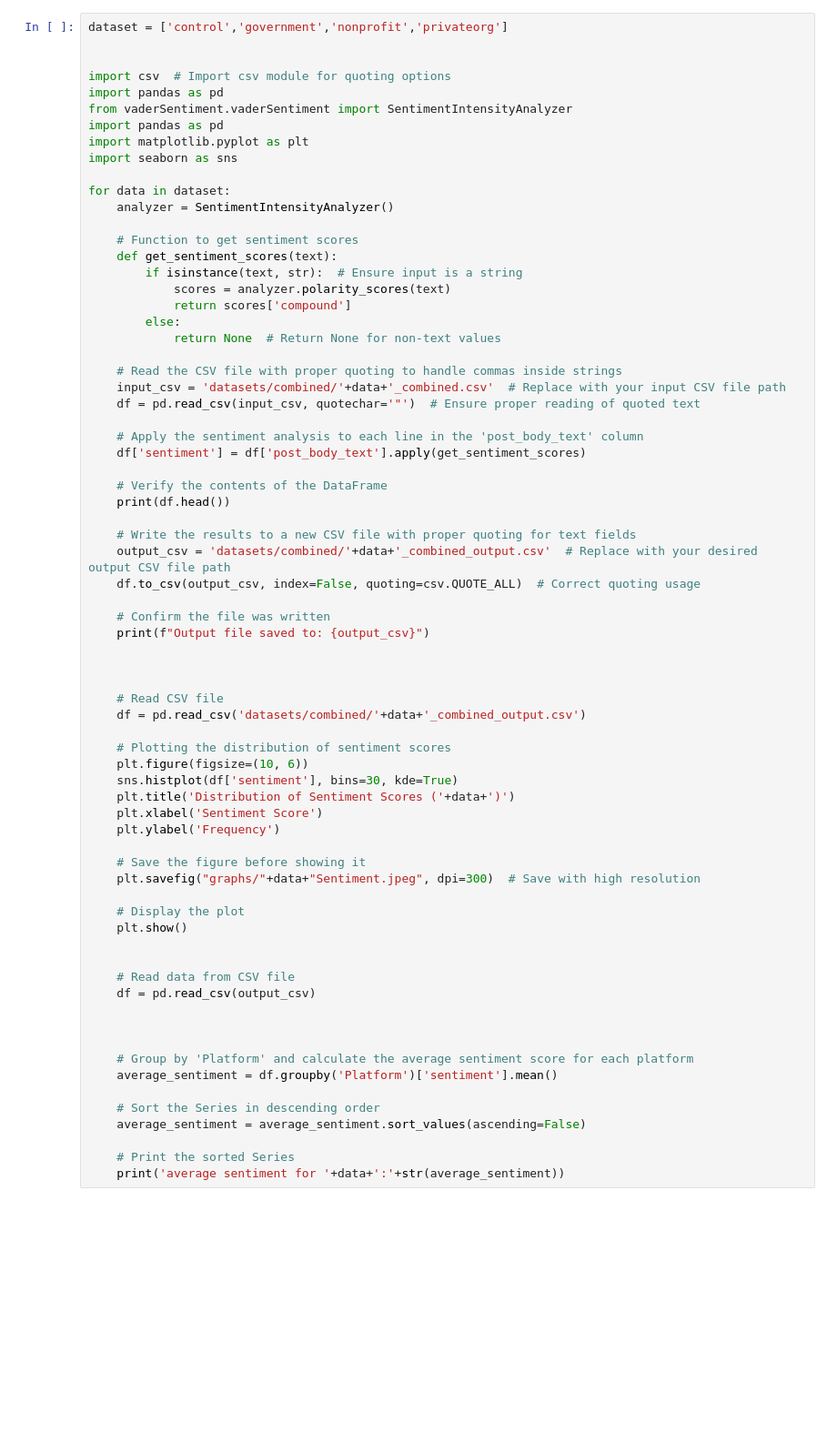
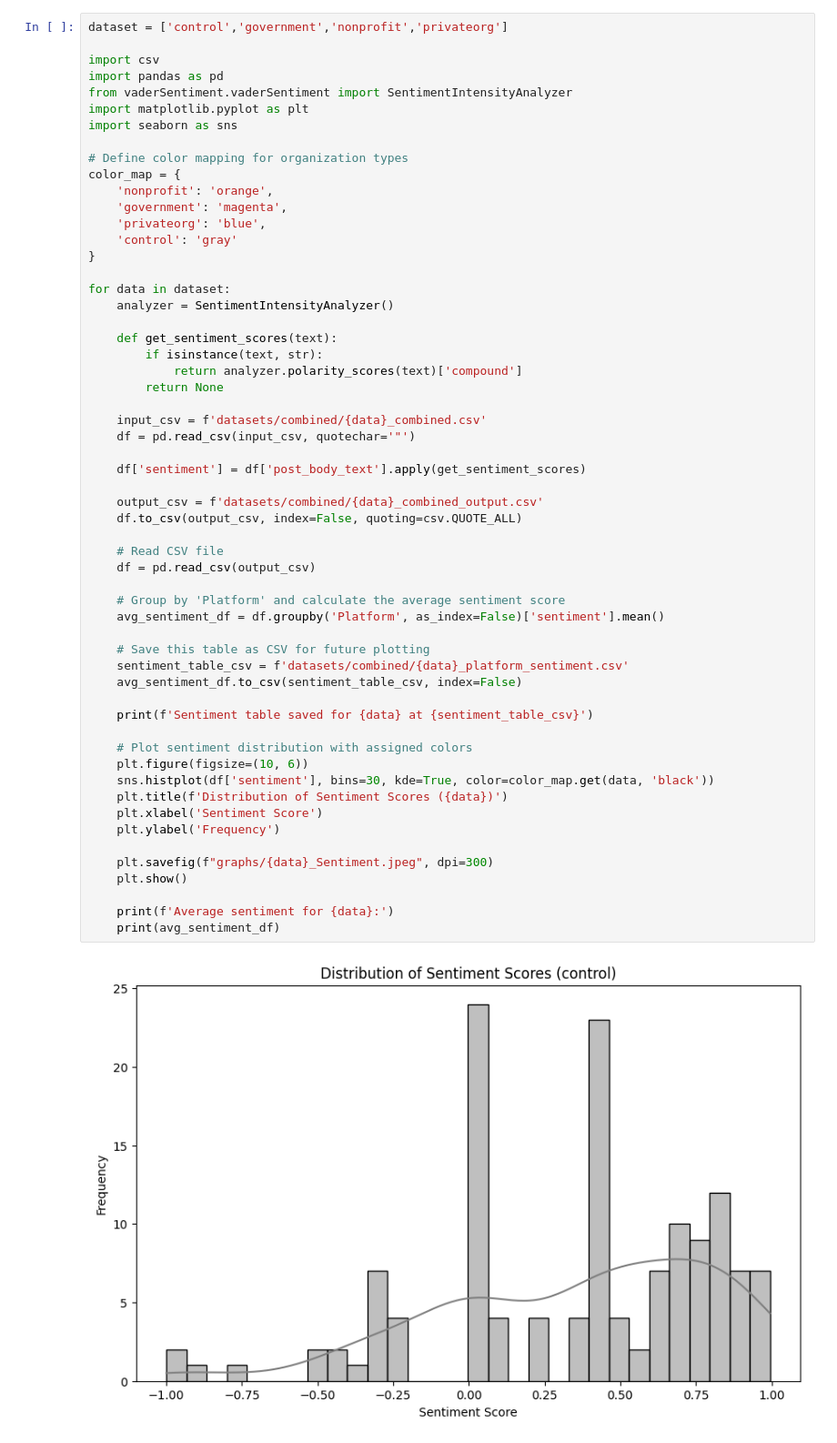
Before and after one commit to amanster22/EmoryDataLabFoodInsecuritySentiment, a Jupyter notebook: vaderPlots.ipynb, the cells around one changed output. Shown: that part at 91% size. Drawn from its saved outputs; the diff is of its cells as text; blank space fills up the shorter version.

Commit message:
updated plots

```diff
--- a/vaderPlots.ipynb
+++ b/vaderPlots.ipynb
@@ -1,71 +1,59 @@
 # %%
 dataset = ['control','government','nonprofit','privateorg']
 
-
-import csv  # Import csv module for quoting options
+import csv
 import pandas as pd
 from vaderSentiment.vaderSentiment import SentimentIntensityAnalyzer
-import pandas as pd
 import matplotlib.pyplot as plt
 import seaborn as sns
+
+# Define color mapping for organization types
+color_map = {
+    'nonprofit': 'orange',
+    'government': 'magenta',
+    'privateorg': 'blue',
+    'control': 'gray'
+}
 
 for data in dataset:
     analyzer = SentimentIntensityAnalyzer()
 
-    # Function to get sentiment scores
     def get_sentiment_scores(text):
-        if isinstance(text, str):  # Ensure input is a string
-            scores = analyzer.polarity_scores(text)
-            return scores['compound']
-        else:
-            return None  # Return None for non-text values
+        if isinstance(text, str):
+            return analyzer.polarity_scores(text)['compound']
+        return None
 
-    # Read the CSV file with proper quoting to handle commas inside strings
-    input_csv = 'datasets/combined/'+data+'_combined.csv'  # Replace with your input CSV file path
-    df = pd.read_csv(input_csv, quotechar='"')  # Ensure proper reading of quoted text
+    input_csv = f'datasets/combined/{data}_combined.csv'
+    df = pd.read_csv(input_csv, quotechar='"')
 
-    # Apply the sentiment analysis to each line in the 'post_body_text' column
     df['sentiment'] = df['post_body_text'].apply(get_sentiment_scores)
 
-    # Verify the contents of the DataFrame
-    print(df.head())
-
-    # Write the results to a new CSV file with proper quoting for text fields
-    output_csv = 'datasets/combined/'+data+'_combined_output.csv'  # Replace with your desired output CSV file path
-    df.to_csv(output_csv, index=False, quoting=csv.QUOTE_ALL)  # Correct quoting usage
-
-    # Confirm the file was written
-    print(f"Output file saved to: {output_csv}")
-
-
+    output_csv = f'datasets/combined/{data}_combined_output.csv'
+    df.to_csv(output_csv, index=False, quoting=csv.QUOTE_ALL)
 
     # Read CSV file
-    df = pd.read_csv('datasets/combined/'+data+'_combined_output.csv')
+    df = pd.read_csv(output_csv)
 
-    # Plotting the distribution of sentiment scores
+    # Group by 'Platform' and calculate the average sentiment score
+    avg_sentiment_df = df.groupby('Platform', as_index=False)['sentiment'].mean()
+
+    # Save this table as CSV for future plotting
+    sentiment_table_csv = f'datasets/combined/{data}_platform_sentiment.csv'
+    avg_sentiment_df.to_csv(sentiment_table_csv, index=False)
+
+    print(f'Sentiment table saved for {data} at {sentiment_table_csv}')
+
+    # Plot sentiment distribution with assigned colors
     plt.figure(figsize=(10, 6))
-    sns.histplot(df['sentiment'], bins=30, kde=True)
-    plt.title('Distribution of Sentiment Scores ('+data+')')
+    sns.histplot(df['sentiment'], bins=30, kde=True, color=color_map.get(data, 'black'))
+    plt.title(f'Distribution of Sentiment Scores ({data})')
     plt.xlabel('Sentiment Score')
     plt.ylabel('Frequency')
 
-    # Save the figure before showing it
-    plt.savefig("graphs/"+data+"Sentiment.jpeg", dpi=300)  # Save with high resolution
-
-    # Display the plot
+    plt.savefig(f"graphs/{data}_Sentiment.jpeg", dpi=300)
     plt.show()
 
-
-    # Read data from CSV file
-    df = pd.read_csv(output_csv)
-
-
-
-    # Group by 'Platform' and calculate the average sentiment score for each platform
-    average_sentiment = df.groupby('Platform')['sentiment'].mean()
-
-    # Sort the Series in descending order
-    average_sentiment = average_sentiment.sort_values(ascending=False)
-
-    # Print the sorted Series
-    print('average sentiment for '+data+':'+str(average_sentiment))
+    print(f'Average sentiment for {data}:')
+    print(avg_sentiment_df)
+# %% [output]
+[figure, added]
```
Also changed, not shown: parts of 1 cell of this notebook, 13 other files.
